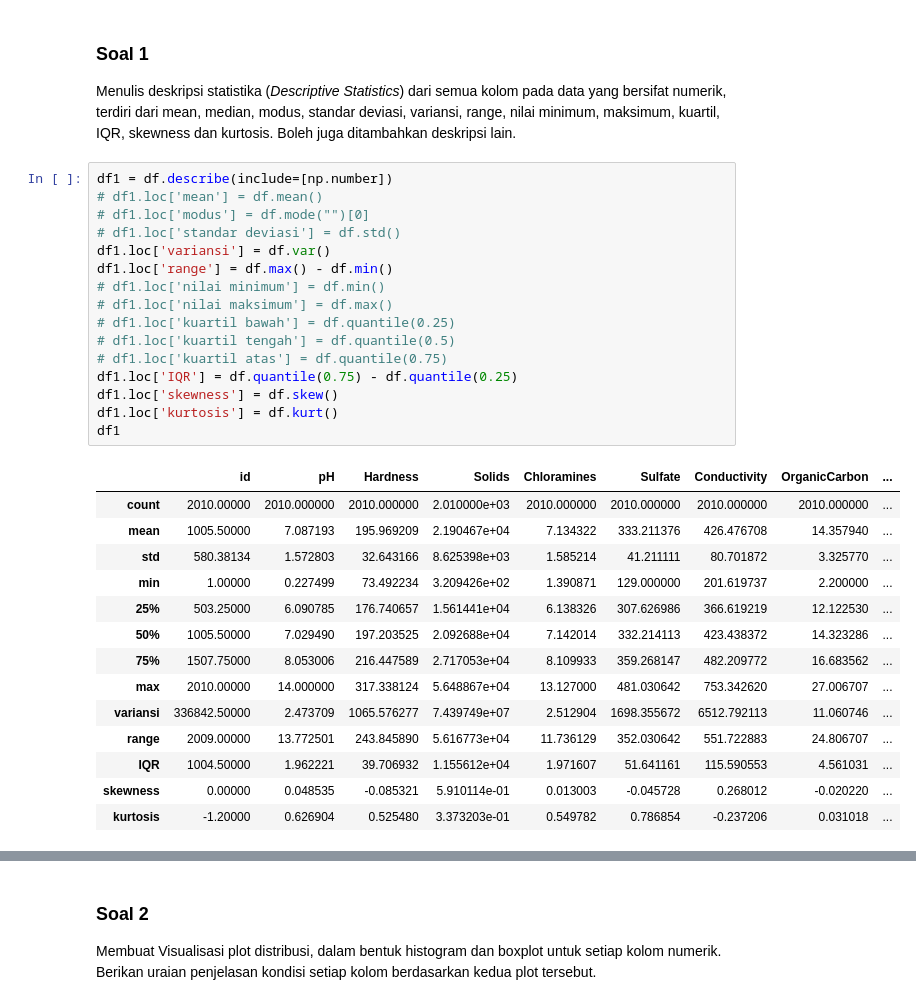
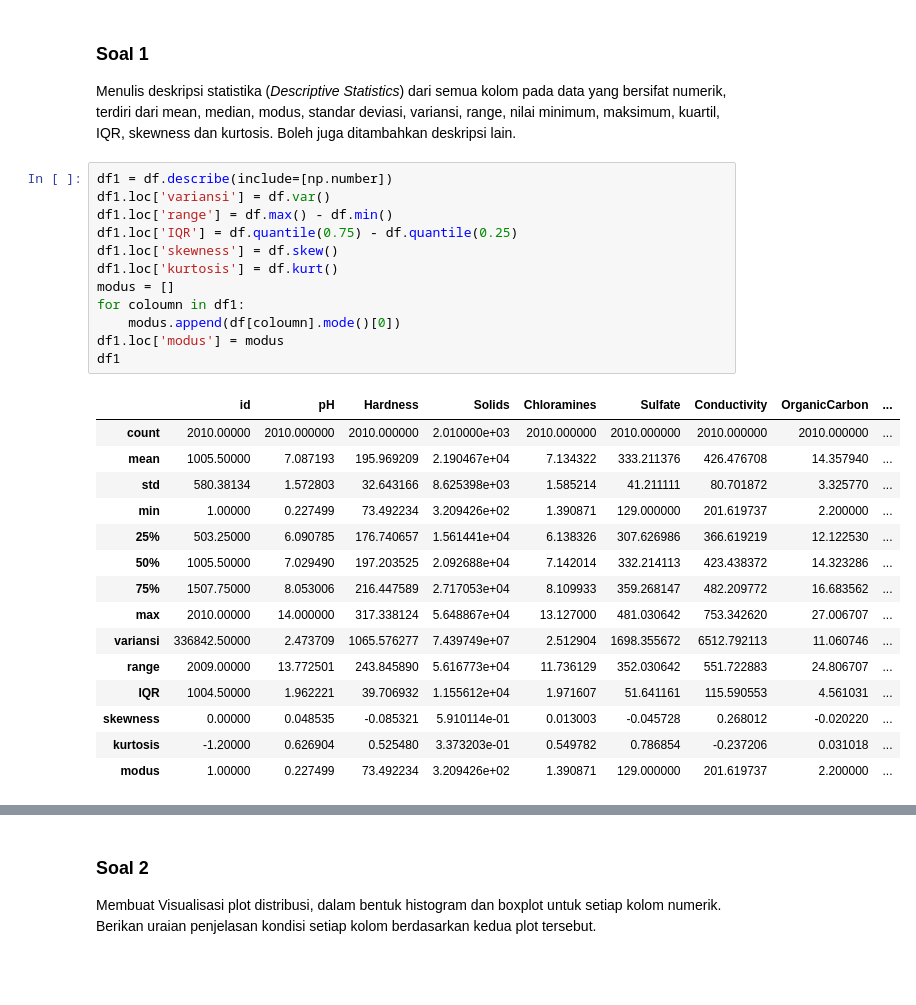
Before and after one commit to kentlius/Tubes-Probstat, a Jupyter notebook: main.ipynb, the cells around one changed output, grey strips where cells are left out. Drawn from its saved outputs; the diff is of its cells as text; blank space fills up the shorter version.

Commit message:
update no 1 (add modus)

```diff
--- a/main.ipynb
+++ b/main.ipynb
@@ -44,32 +44,29 @@ df
 Menulis deskripsi statistika (*Descriptive Statistics*) dari semua kolom pada data yang bersifat numerik, terdiri dari mean, median, modus, standar deviasi, variansi, range, nilai minimum, maksimum, kuartil, IQR, skewness dan kurtosis. Boleh juga ditambahkan deskripsi lain.
 # %%
 df1 = df.describe(include=[np.number])
-# df1.loc['mean'] = df.mean()
-# df1.loc['modus'] = df.mode("")[0]
-# df1.loc['standar deviasi'] = df.std()
 df1.loc['variansi'] = df.var()
 df1.loc['range'] = df.max() - df.min()
-# df1.loc['nilai minimum'] = df.min()
-# df1.loc['nilai maksimum'] = df.max()
-# df1.loc['kuartil bawah'] = df.quantile(0.25)
-# df1.loc['kuartil tengah'] = df.quantile(0.5)
-# df1.loc['kuartil atas'] = df.quantile(0.75)
 df1.loc['IQR'] = df.quantile(0.75) - df.quantile(0.25)
 df1.loc['skewness'] = df.skew()
 df1.loc['kurtosis'] = df.kurt()
+modus = []
+for coloumn in df1:
+    modus.append(df[coloumn].mode()[0])
+df1.loc['modus'] = modus
 df1
 # %% [output]
 |  | id | pH | Hardness | Solids | Chloramines | Sulfate | Conductivity | OrganicCarbon | ... |
 | count | 2010.00000 | 2010.000000 | 2010.000000 | 2.010000e+03 | 2010.000000 | 2010.000000 | 2010.000000 | 2010.000000 | ... |
 | mean | 1005.50000 | 7.087193 | 195.969209 | 2.190467e+04 | 7.134322 | 333.211376 | 426.476708 | 14.357940 | ... |
 | std | 580.38134 | 1.572803 | 32.643166 | 8.625398e+03 | 1.585214 | 41.211111 | 80.701872 | 3.325770 | ... |
 | min | 1.00000 | 0.227499 | 73.492234 | 3.209426e+02 | 1.390871 | 129.000000 | 201.619737 | 2.200000 | ... |
 | 25% | 503.25000 | 6.090785 | 176.740657 | 1.561441e+04 | 6.138326 | 307.626986 | 366.619219 | 12.122530 | ... |
 | 50% | 1005.50000 | 7.029490 | 197.203525 | 2.092688e+04 | 7.142014 | 332.214113 | 423.438372 | 14.323286 | ... |
 | 75% | 1507.75000 | 8.053006 | 216.447589 | 2.717053e+04 | 8.109933 | 359.268147 | 482.209772 | 16.683562 | ... |
 | max | 2010.00000 | 14.000000 | 317.338124 | 5.648867e+04 | 13.127000 | 481.030642 | 753.342620 | 27.006707 | ... |
 | variansi | 336842.50000 | 2.473709 | 1065.576277 | 7.439749e+07 | 2.512904 | 1698.355672 | 6512.792113 | 11.060746 | ... |
 | range | 2009.00000 | 13.772501 | 243.845890 | 5.616773e+04 | 11.736129 | 352.030642 | 551.722883 | 24.806707 | ... |
 | IQR | 1004.50000 | 1.962221 | 39.706932 | 1.155612e+04 | 1.971607 | 51.641161 | 115.590553 | 4.561031 | ... |
 | skewness | 0.00000 | 0.048535 | -0.085321 | 5.910114e-01 | 0.013003 | -0.045728 | 0.268012 | -0.020220 | ... |
 | kurtosis | -1.20000 | 0.626904 | 0.525480 | 3.373203e-01 | 0.549782 | 0.786854 | -0.237206 | 0.031018 | ... |
+| modus | 1.00000 | 0.227499 | 73.492234 | 3.209426e+02 | 1.390871 | 129.000000 | 201.619737 | 2.200000 | ... |
```
Also changed, not shown: parts of 3 cells of this notebook.
